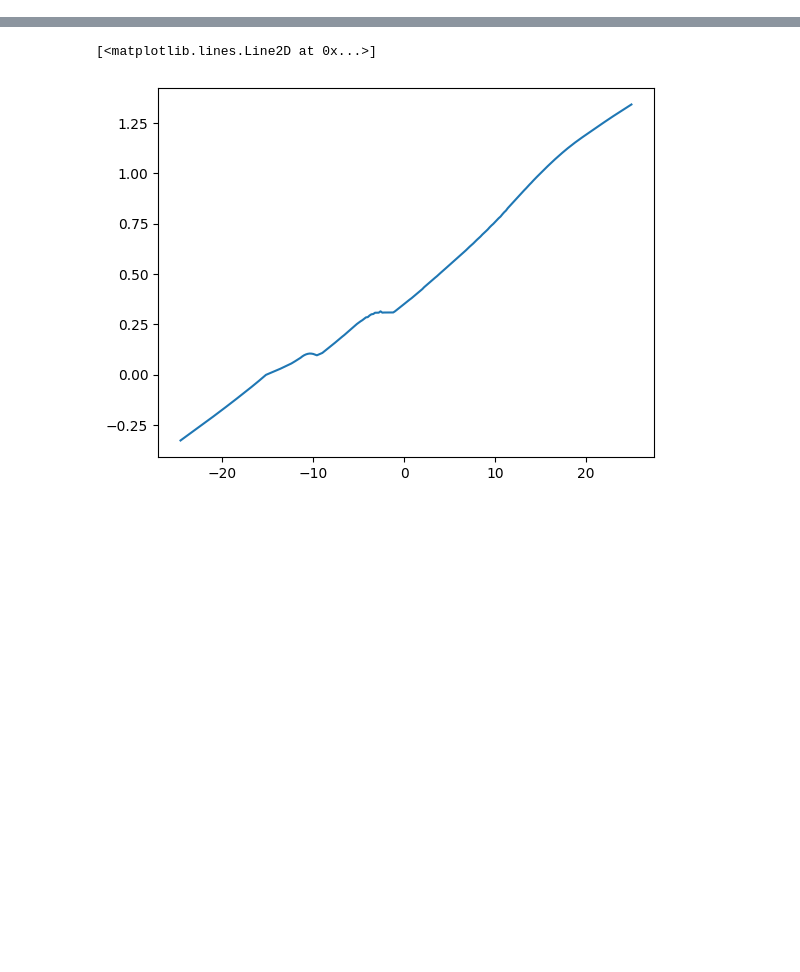
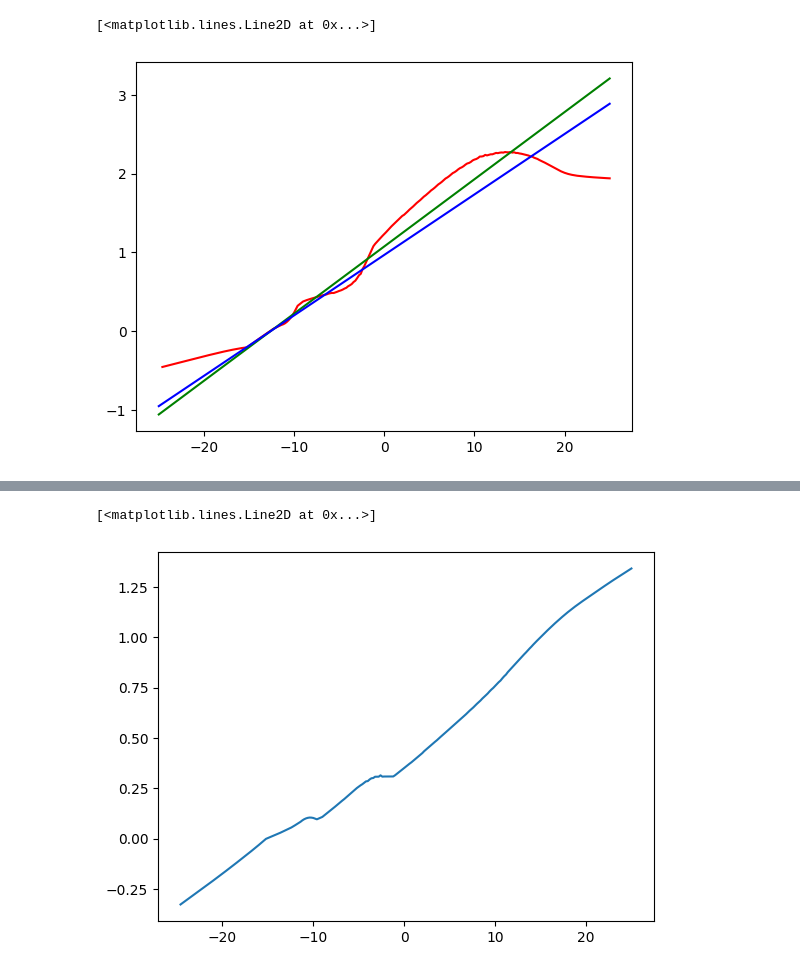
Before and after one commit to hg-heds/14bits_calc, a Jupyter notebook: Stability/stab.ipynb, the cells around one changed output, grey strips where cells are left out. Cells and saved outputs as stored; diff of their text form; code cells hidden in the pictures; blank space fills up the shorter version.

```diff
--- a/Stability/stab.ipynb
+++ b/Stability/stab.ipynb
@@ -36,10 +36,19 @@ index_cl_max_wing = np.nanargmax(cl_w)
 cl_alpha_tail = (cl_t[index_cl_max_tail]-cl_t[index_cl_0_tail])/(alpha[index_cl_max_tail]-alpha[index_cl_0_tail])
 cl_alpha_wing = (cl_w[index_cl_max_wing]-cl_w[index_cl_0_wing])/(alpha[index_cl_max_wing]-alpha[index_cl_0_wing])
 
-cl_w_linear = cl_w[index_alpha_0]+(alpha)*cl_alpha_wing
-cl_t_linear = cl_t[index_alpha_0]+(alpha-alpha[index_cl_0_tail])*cl_alpha_tail
+# cl_w_linear = cl_w[index_alpha_0]+(alpha)*cl_alpha_wing
+# cl_t_linear = cl_t[index_alpha_0]+(alpha-alpha[index_cl_0_tail])*cl_alpha_tail
+cl_w_linear = (alpha-alpha[index_cl_0_wing])*cl_alpha_wing
+cl_t_linear = (alpha-alpha[index_cl_0_tail])*cl_alpha_tail
 
 CL_alpha_tail = cl_alpha_tail*0.9
 CL_alpha_wing = cl_alpha_wing*0.9
-CL_w_linear = cl_w[index_alpha_0]+alpha*CL_alpha_wing
-CL_t_linear = cl_t[index_alpha_0]+alpha*CL_alpha_tail
+CL_w_linear = (alpha-alpha[index_cl_0_wing])*CL_alpha_wing
+CL_t_linear = (alpha-alpha[index_cl_0_tail])*CL_alpha_tail
+# %%
+plt.plot(alpha,cl_w,'r')
+plt.plot(alpha,cl_w_linear,'g')
+plt.plot(alpha,CL_w_linear,'b')
+# %% [output]
+[<matplotlib.lines.Line2D at 0x...>]
+[figure, added]
```
Also changed, not shown: parts of 1 cell of this notebook.
